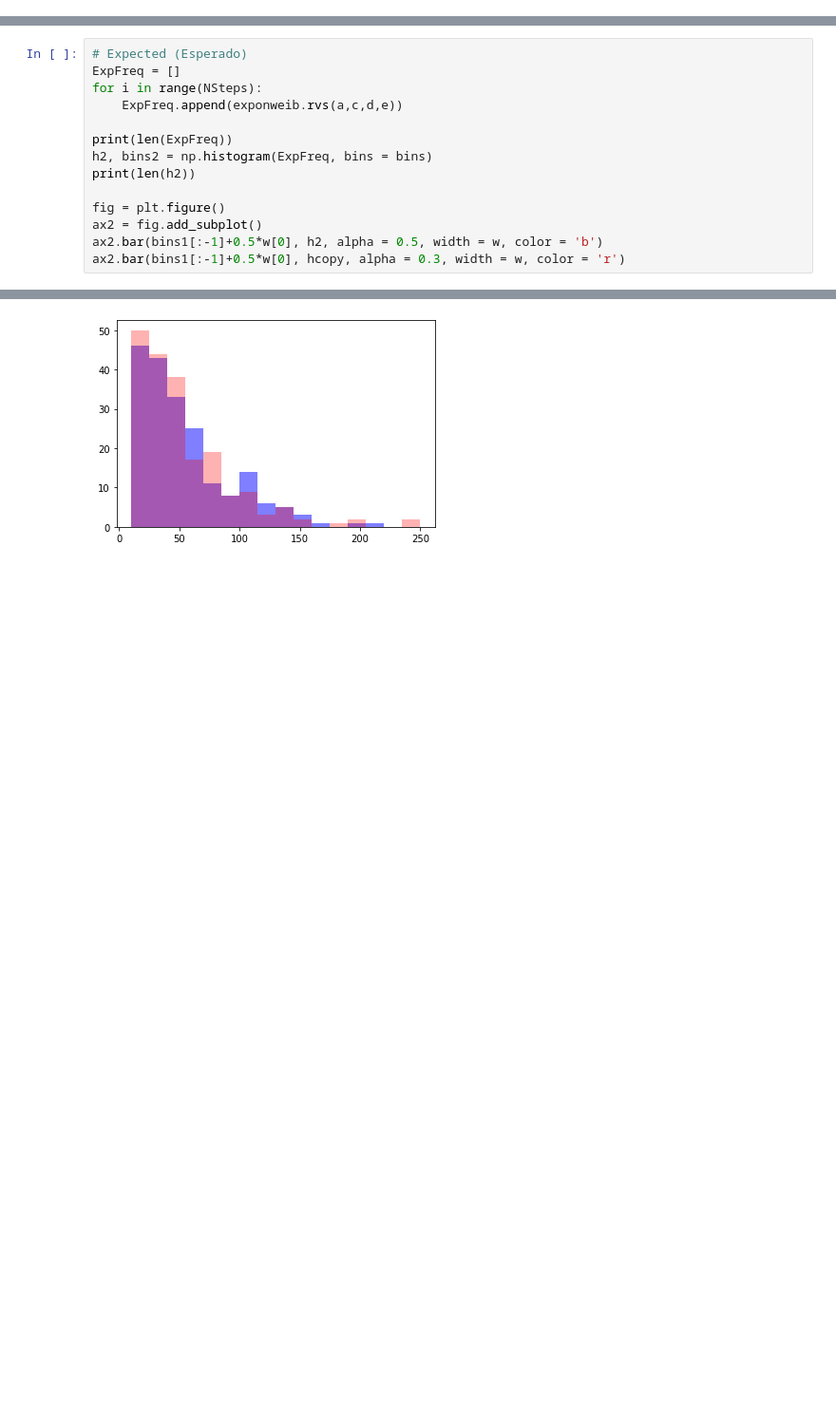
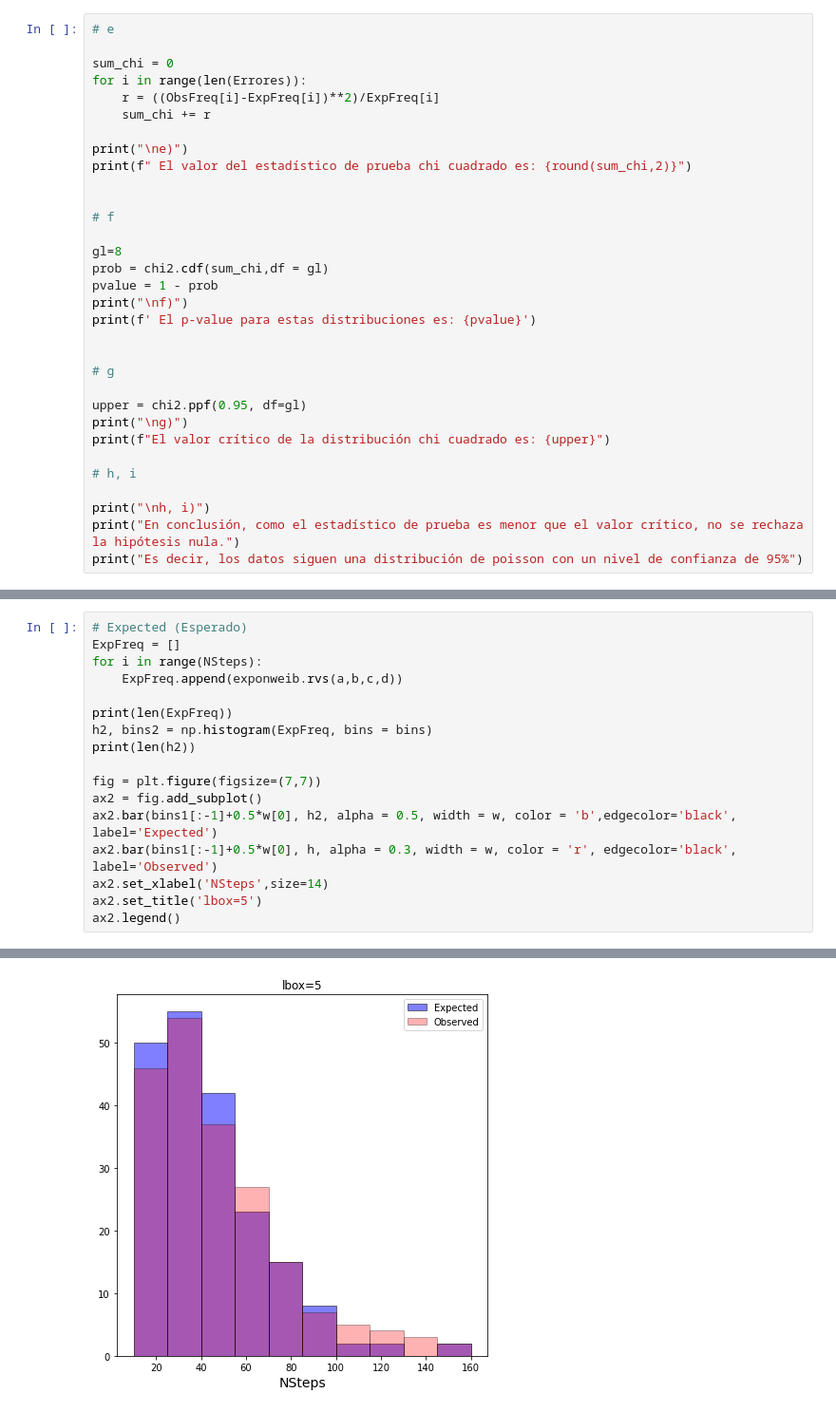
Before and after one commit to eduardoh27/Metodos-Computacionales-1, a Jupyter notebook: Magistral/Semana14/Semana13_JuanIdarraga_EduardoHerrera.ipynb, the cells around one changed output, grey strips where cells are left out. Shown: that part at 95% size. Drawn from its saved outputs; the diff is of its cells as text; blank space fills up the shorter version.

```diff
--- a/Magistral/Semana14/Semana13_JuanIdarraga_EduardoHerrera.ipynb
+++ b/Magistral/Semana14/Semana13_JuanIdarraga_EduardoHerrera.ipynb
@@ -0,0 +269,32 @@
+# %%
+# e
+
+sum_chi = 0
+for i in range(len(Errores)):
+    r = ((ObsFreq[i]-ExpFreq[i])**2)/ExpFreq[i]
+    sum_chi += r
+
+print("\ne)")
+print(f" El valor del estadístico de prueba chi cuadrado es: {round(sum_chi,2)}")
+
+
+# f
+
+gl=8
+prob = chi2.cdf(sum_chi,df = gl)
+pvalue = 1 - prob
+print("\nf)")
+print(f' El p-value para estas distribuciones es: {pvalue}')
+
+
+# g
+
+upper = chi2.ppf(0.95, df=gl)
+print("\ng)")
+print(f"El valor crítico de la distribución chi cuadrado es: {upper}")
+
+# h, i
+
+print("\nh, i)")
+print("En conclusión, como el estadístico de prueba es menor que el valor crítico, no se rechaza la hipótesis nula.")
+print("Es decir, los datos siguen una distribución de poisson con un nivel de confianza de 95%")
@@ -75,15 +400,18 @@ El valor medio de pasos según el ajuste es 53.68143842993736
 # Expected (Esperado)
 ExpFreq = []
 for i in range(NSteps):
-    ExpFreq.append(exponweib.rvs(a,c,d,e))
+    ExpFreq.append(exponweib.rvs(a,b,c,d))
 
 print(len(ExpFreq))
 h2, bins2 = np.histogram(ExpFreq, bins = bins)
 print(len(h2))
 
-fig = plt.figure()
+fig = plt.figure(figsize=(7,7))
 ax2 = fig.add_subplot()
-ax2.bar(bins1[:-1]+0.5*w[0], h2, alpha = 0.5, width = w, color = 'b')
-ax2.bar(bins1[:-1]+0.5*w[0], hcopy, alpha = 0.3, width = w, color = 'r')
+ax2.bar(bins1[:-1]+0.5*w[0], h2, alpha = 0.5, width = w, color = 'b',edgecolor='black', label='Expected')
+ax2.bar(bins1[:-1]+0.5*w[0], h, alpha = 0.3, width = w, color = 'r', edgecolor='black', label='Observed')
+ax2.set_xlabel('NSteps',size=14)
+ax2.set_title('lbox=5')
+ax2.legend()
 # %% [output]
 200
@@ -92,2 +420,2 @@ ax2.bar(bins1[:-1]+0.5*w[0], hcopy, alpha = 0.3, width = w, color = 'r')
-[figure, old version]
+[figure, new version]
 # %%
```
Also changed, not shown: parts of 12 cells of this notebook.
